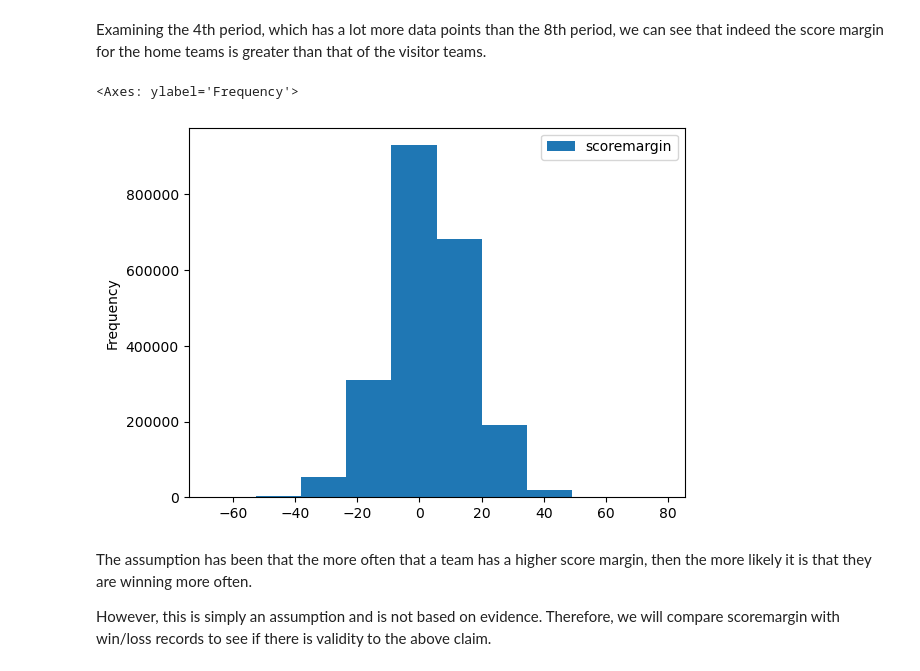
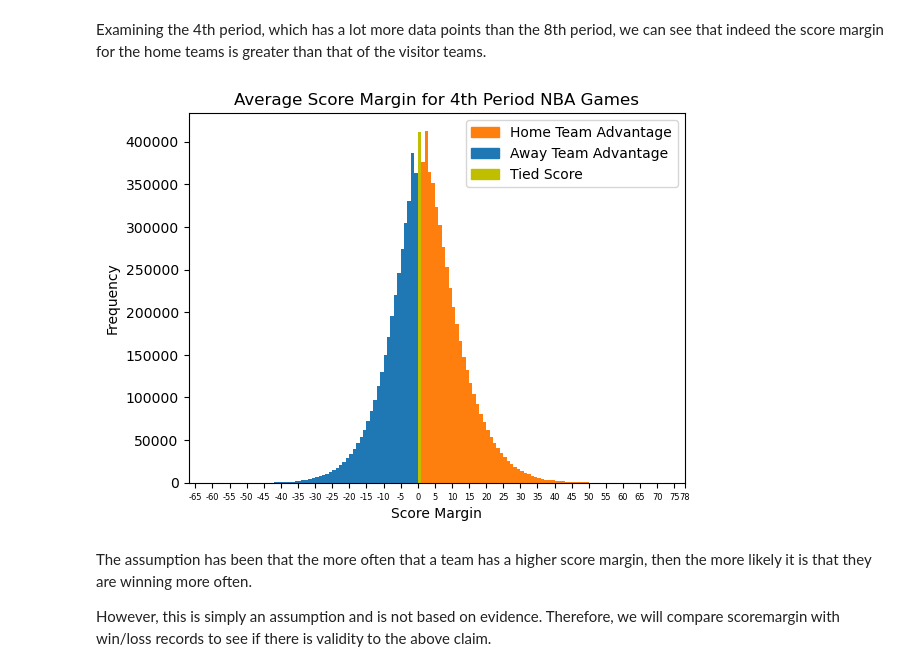
Before and after one commit to mustafaradheyyan/Revisiting-Pep-II, a Jupyter notebook: working_notebooks/eda_nba.ipynb, the cells around one changed output. Drawn from its saved outputs; the diff is of its cells as text; code cells hidden in the pictures.

```diff
--- a/working_notebooks/eda_nba.ipynb
+++ b/working_notebooks/eda_nba.ipynb
@@ -461,11 +465,11 @@ period
 Name: count, dtype: Int64
 # %% [markdown]
 Examining the 4th period, which has a lot more data points than the 8th period, we can see that indeed the score margin for the home teams is greater than that of the visitor teams.
-# %%
-nba_df_copy.loc[nba_df_copy['period'] == 4][['scoremargin']].plot.hist()
-# %% [output]
-<Axes: ylabel='Frequency'>
-[figure, removed]
+# %%
+plot_scoremargin_histogram(nba_df_copy.loc[nba_df_copy['period'] == 4]['scoremargin'],
+                           title="Average Score Margin for 4th Period NBA Games")
+# %% [output]
+[figure, added]
 # %% [markdown]
 The assumption has been that the more often that a team has a higher score margin, then the more likely it is that they are winning more often.
 
```
Also changed, not shown: parts of 8 cells of this notebook.
